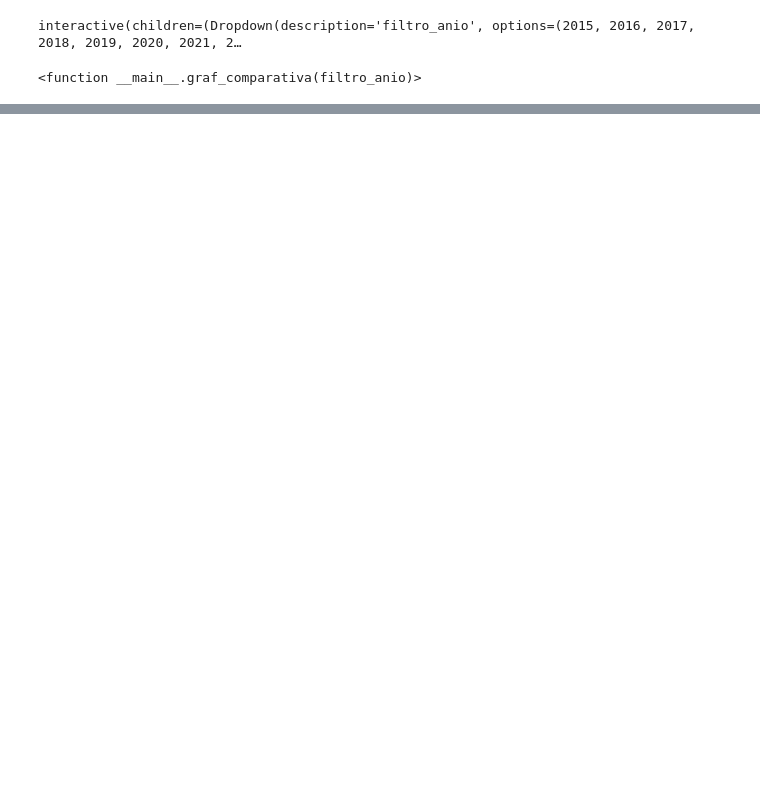
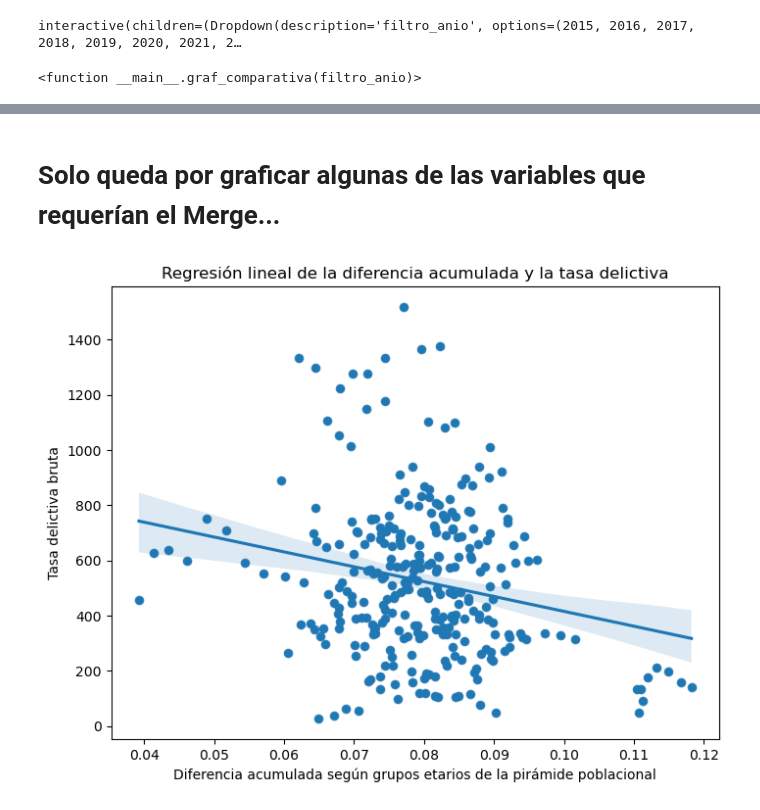
Before and after one commit to la-ciencia-del-delito/semaforo-delictivo, a Jupyter notebook: ETL/03_EDA_conapo_delitos_inegi.ipynb, the cells around one changed output, grey strips where cells are left out. Cells and saved outputs as stored; diff of their text form; code cells hidden in the pictures; blank space fills up the shorter version.

Commit message:
Libreta EDA nuevamente Corriendo... vean lo último... SuperTidy File!!! :-)

```diff
--- a/ETL/03_EDA_conapo_delitos_inegi.ipynb
+++ b/ETL/03_EDA_conapo_delitos_inegi.ipynb
@@ -120,10 +236,0 @@ interactive(children=(Dropdown(description='filtro_anho', options=(2015, 2016, 2
-# %%
-# Asé se ve el Df que necesitamos para las pirámides...
-for i, entidad in enumerate(entidades):
-    df_pob_mexico = (df_piramides.loc[(df_piramides["AÑO"] == 2023) & (df_piramides["ENTIDAD"] == "República Mexicana"), ["GRUPO", "SEXO", "POBLACION"]].groupby(["GRUPO", "SEXO"]).sum())
-
-df_pob_mexico = df_pob_mexico.pivot_table(index="GRUPO",columns="SEXO",values="POBLACION").reset_index()
-df_pob_mexico["Total"] = df_pob_mexico["Hombres"] + df_pob_mexico["Mujeres"]
-#df_pob_mexico["Mujeres"] *= -1
-print("República Mexicana")
-df_pob_mexico
@@ -447,0 +723,4 @@ interactive(children=(Dropdown(description='filtro_anio', options=(2015, 2016, 2
+# %%
+df_final_conapo = pd.read_csv(tidy_data_path / "tidy_final_conapo.csv")
+df_final_delitos = pd.read_csv(tidy_data_path / "tidy_final_delitos.csv")
+df_final_inegi = pd.read_csv(tidy_data_path / "tidy_final_inegi.csv")
@@ -447,0 +803,10 @@ interactive(children=(Dropdown(description='filtro_anio', options=(2015, 2016, 2
+# %%
+# Merge final...
+df_merge = pd.merge(df_final_conapo, df_final_delitos, on = ["AÑO", "CVE_GEO"], how = "outer")
+df_tidy_final = pd.merge(df_merge, df_final_inegi, on = ["AÑO", "CVE_GEO"], how = "outer")
+
+# Cálculos de variables finales...
+df_tidy_final["TASA_DELICTIVA"] = round((df_tidy_final["TOTAL_DELITOS"] / df_tidy_final["POBLACION"] * 100000), 1)
+df_tidy_final["KPI_IIC"] = df_tidy_final.apply(lambda row: calcular_kpi(row["AÑO"], row["CVE_GEO"], df_tidy_final), axis = 1)
+
+df_tidy_final
@@ -447,0 +830,15 @@ interactive(children=(Dropdown(description='filtro_anio', options=(2015, 2016, 2
+# %% [markdown]
+# Solo queda por graficar algunas de las variables que requerían el Merge...
+# %%
+plt.figure(figsize=(8,6))
+
+ax = sns.scatterplot(data = df_tidy_final, x = "CUM_DIFF", y = "TASA_DELICTIVA")
+ax = sns.regplot(data = df_tidy_final, x = "CUM_DIFF", y = "TASA_DELICTIVA")
+ax.set(title = "Regresión lineal de la diferencia acumulada y la tasa delictiva",
+       xlabel = "Diferencia acumulada según grupos etarios de la pirámide poblacional",
+       ylabel = "Tasa delictiva bruta"
+       )
+
+plt.show()
+# %% [output]
+[figure, added]
```
Also changed, not shown: parts of 49 cells of this notebook, 1 other file.
